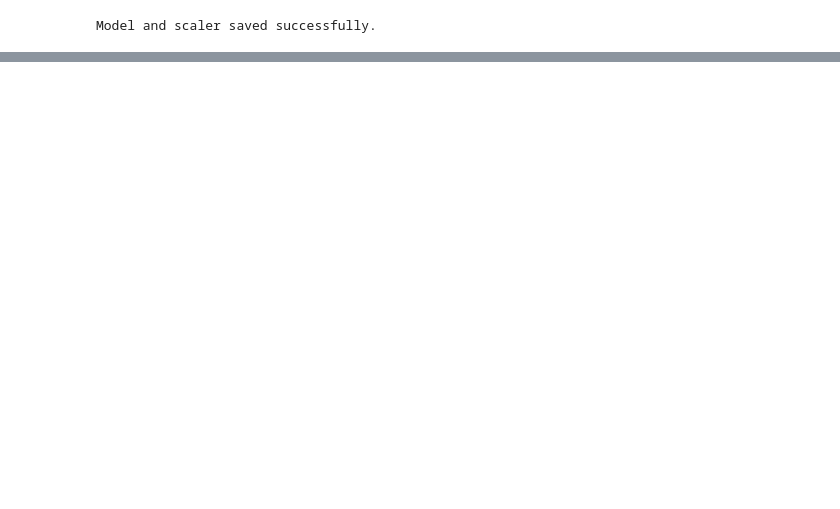
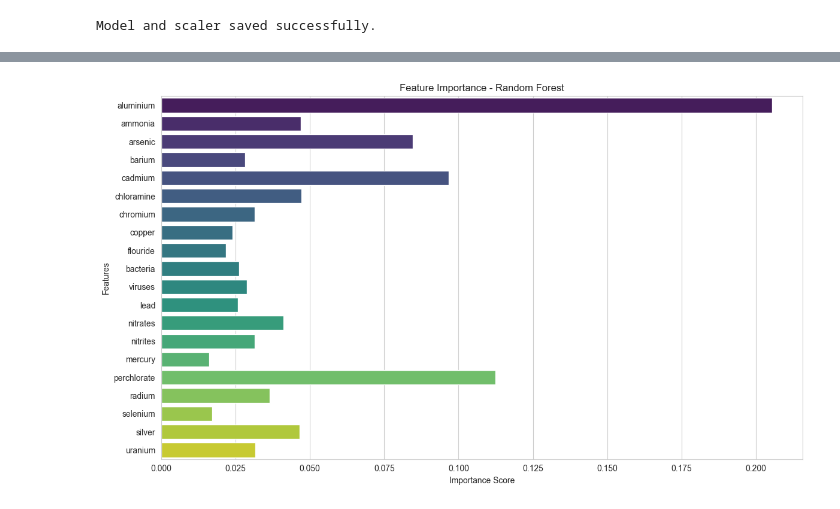
Before and after one commit to SK-HARI-01/Water_Quality_Index, a Jupyter notebook: WQI_Model.ipynb, the cells around one changed output, grey strips where cells are left out. Saved outputs shown, nothing was run; the diff lists cells and outputs as text; code cells hidden in the pictures; blank space fills up the shorter version.

```diff
--- a/WQI_Model.ipynb
+++ b/WQI_Model.ipynb
@@ -158,0 +197,13 @@ Prediction: Safe
+# %%
+importances = model.feature_importances_
+feature_names = X.columns
+
+plt.figure(figsize=(12, 7))
+sns.barplot(x=importances, y=feature_names, palette='viridis')
+plt.title("Feature Importance - Random Forest")
+plt.xlabel("Importance Score")
+plt.ylabel("Features")
+plt.tight_layout()
+plt.show()
+# %% [output]
+[figure, added]
```
Also changed, not shown: parts of 8 cells of this notebook.
